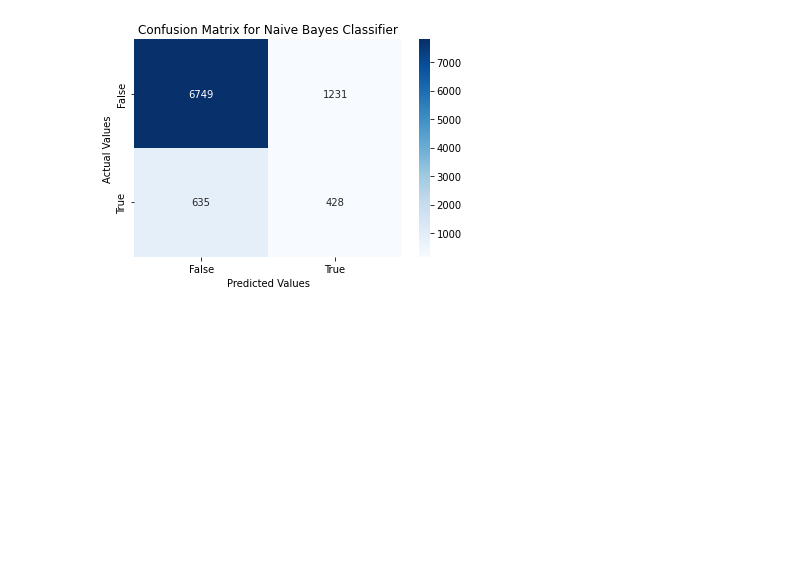
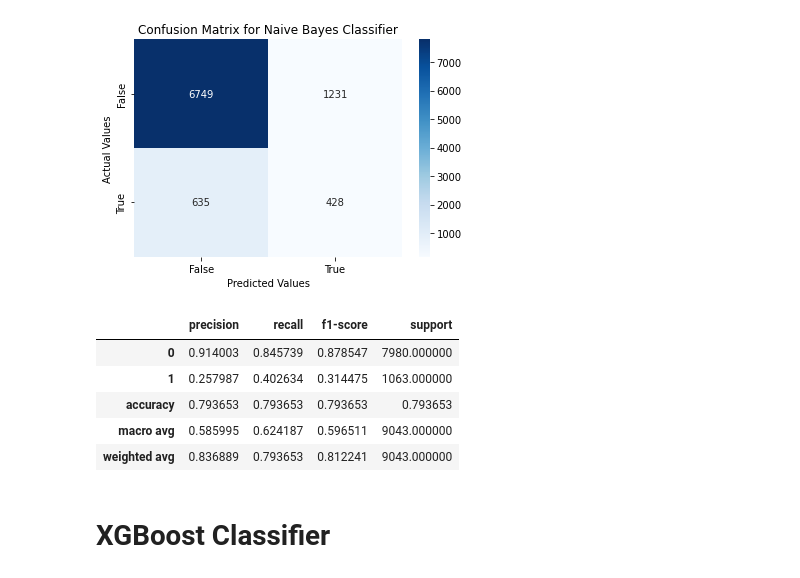
Before and after one commit to sainirajesh17/Bank_Marketing_Effectiveness_Prediction-ML_Classification-, a Jupyter notebook: Bank_Marketing_Effectiveness_Prediction_(Classification)_Capstone_Project.ipynb, the cells around one changed output. Cells and saved outputs as stored; diff of their text form; code cells hidden in the pictures; blank space fills up the shorter version.

```diff
--- a/Bank_Marketing_Effectiveness_Prediction_(Classification)_Capstone_Project.ipynb
+++ b/Bank_Marketing_Effectiveness_Prediction_(Classification)_Capstone_Project.ipynb
@@ -809,3 +882,25 @@ ax.yaxis.set_ticklabels(['False','True'])
 plt.show()
 # %% [output]
 [figure]
+# %%
+# Predicted values.
+
+y_pred_gnb = gnb.predict(X_test)
+# %%
+# Getting classification report.
+
+dict_5 = classification_report(y_test, y_pred_gnb, output_dict = True)
+# %%
+# Storing the scores in a dataframe
+
+gnb_df = pd.DataFrame(dict_5).transpose()
+gnb_df
+# %% [output]
+|  | precision | recall | f1-score | support |
+| 0 | 0.914003 | 0.845739 | 0.878547 | 7980.000000 |
+| 1 | 0.257987 | 0.402634 | 0.314475 | 1063.000000 |
+| accuracy | 0.793653 | 0.793653 | 0.793653 | 0.793653 |
+| macro avg | 0.585995 | 0.624187 | 0.596511 | 9043.000000 |
+| weighted avg | 0.836889 | 0.793653 | 0.812241 | 9043.000000 |
+# %% [markdown]
+# **XGBoost Classifier**
```
Also changed, not shown: parts of 54 cells of this notebook.
